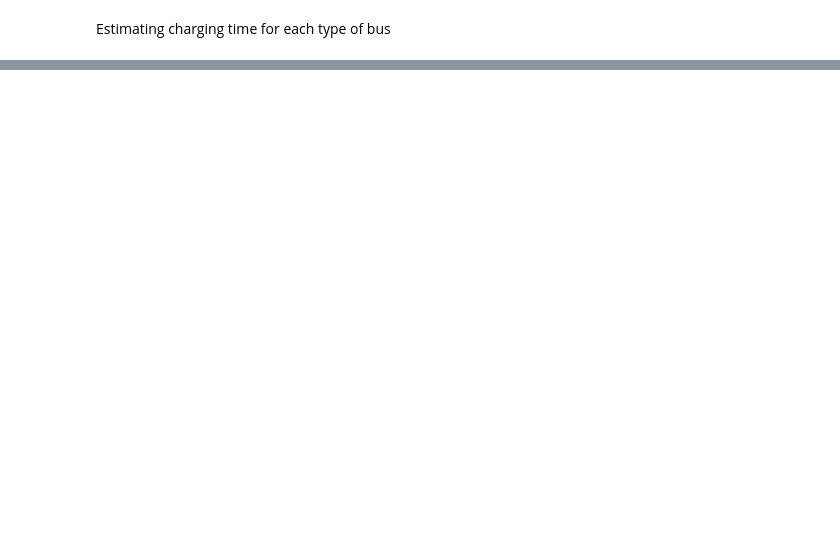
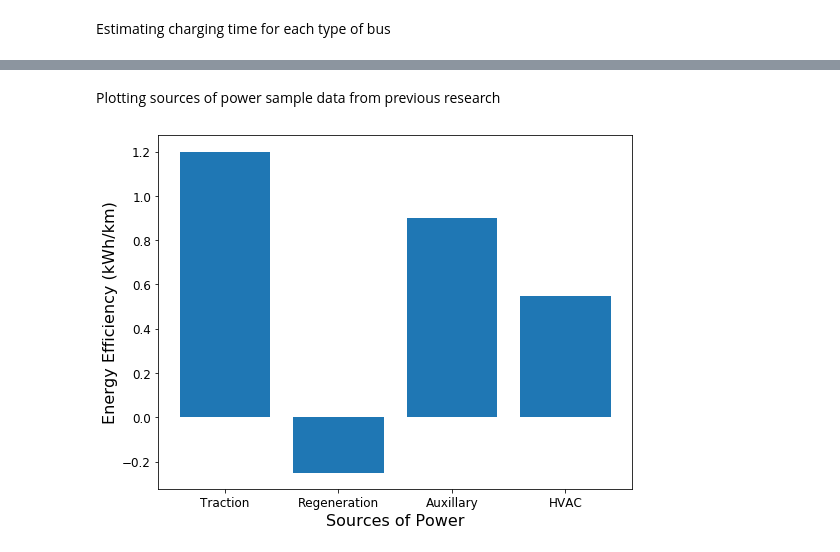
Before and after one commit to UpadhiV/evfleets, a Jupyter notebook: mbta_analysis.ipynb, the cells around one changed output, grey strips where cells are left out. Saved outputs shown, nothing was run; the diff lists cells and outputs as text; code cells hidden in the pictures; blank space fills up the shorter version.

```diff
--- a/mbta_analysis.ipynb
+++ b/mbta_analysis.ipynb
@@ -249,0 +358,17 @@ for index in bus_lib.index:
+# %% [markdown]
+Plotting sources of power sample data from previous research
+# %%
+
+fig = matplotlib.pyplot.gcf()
+fig.set_size_inches(8.5, 6.5)
+x = ["Traction", "Regeneration", "Auxillary", "HVAC"]
+y = [1.2, -0.25, 0.9, 0.55]
+plt.bar(x,y)
+plt.yticks(fontsize=12)
+plt.xticks(fontsize=12)
+plt.xlabel("Sources of Power", fontsize = 16)
+plt.ylabel("Energy Efficiency (kWh/km)", fontsize = 16)
+plt.savefig("power_sources")
+plt.show()
+# %% [output]
+[figure, added]
```
Also changed, not shown: parts of 28 cells of this notebook.
